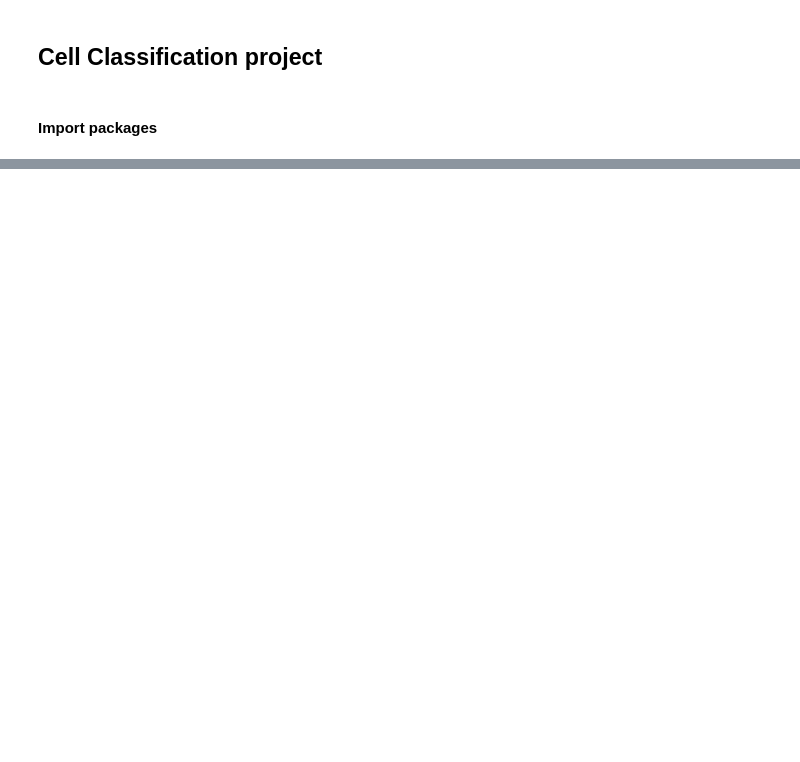
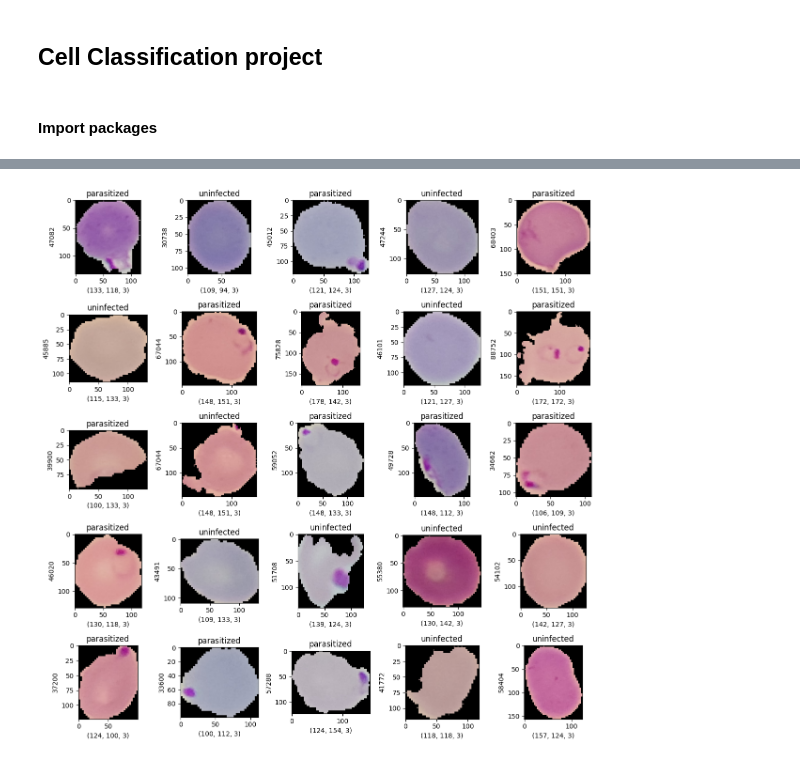
Before and after one commit to saadabuzaid/Kaggle-ML-projects, a Jupyter notebook: Cell classification/Cell-classification/Cell-Classification.ipynb, the cells around one changed output, grey strips where cells are left out. Saved outputs shown, nothing was run; the diff lists cells and outputs as text; code cells hidden in the pictures; blank space fills up the shorter version.

Commit message:
Before changing approach of processing images

```diff
--- a/Cell classification/Cell-classification/Cell-Classification.ipynb
+++ b/Cell classification/Cell-classification/Cell-Classification.ipynb
@@ -13,0 +46,11 @@ AttributeError: module 'numpy' has no attribute 'imread'
+# %%
+def convertPngToNpy(imgPath):
+    return np.array(imread(imgPath))
+# %%
+PNG_Series = pd.Series(Train_PNG_Path,name="PNG").astype(str)
+Category_Series = pd.Series(Train_PNG_Labels,name="CATEGORY")
+NPY_Series = PNG_Series.apply(lambda x: convertPngToNpy(x))
+NPY_Series.name = "NPY"
+# %%
+Main_Train_df = pd.concat([PNG_Series,Category_Series,NPY_Series],axis=1)
+print(Main_Train_df.head(-1))
@@ -13,0 +75,3 @@ AttributeError: module 'numpy' has no attribute 'imread'
+# %%
+shuffled_Main_Train_df = Main_Train_df.sample(frac=1).reset_index(drop=True)
+print(shuffled_Main_Train_df.head(-1))
@@ -13,0 +96,13 @@ AttributeError: module 'numpy' has no attribute 'imread'
+# %%
+figure,axis = plt.subplots(nrows=5,ncols=5,figsize=(12,12))
+
+for i,ax in enumerate(axis.flat):
+    IMG = imread(shuffled_Main_Train_df["PNG"][i])
+    ax.set_xlabel(IMG.shape)
+    ax.set_ylabel(IMG.size)
+    ax.set_title(shuffled_Main_Train_df["CATEGORY"][i])
+    ax.imshow(IMG,cmap="Greys_r")
+plt.tight_layout()
+plt.show()
+# %% [output]
+[figure, added]
```
Also changed, not shown: parts of 14 cells of this notebook, 1 other file.
